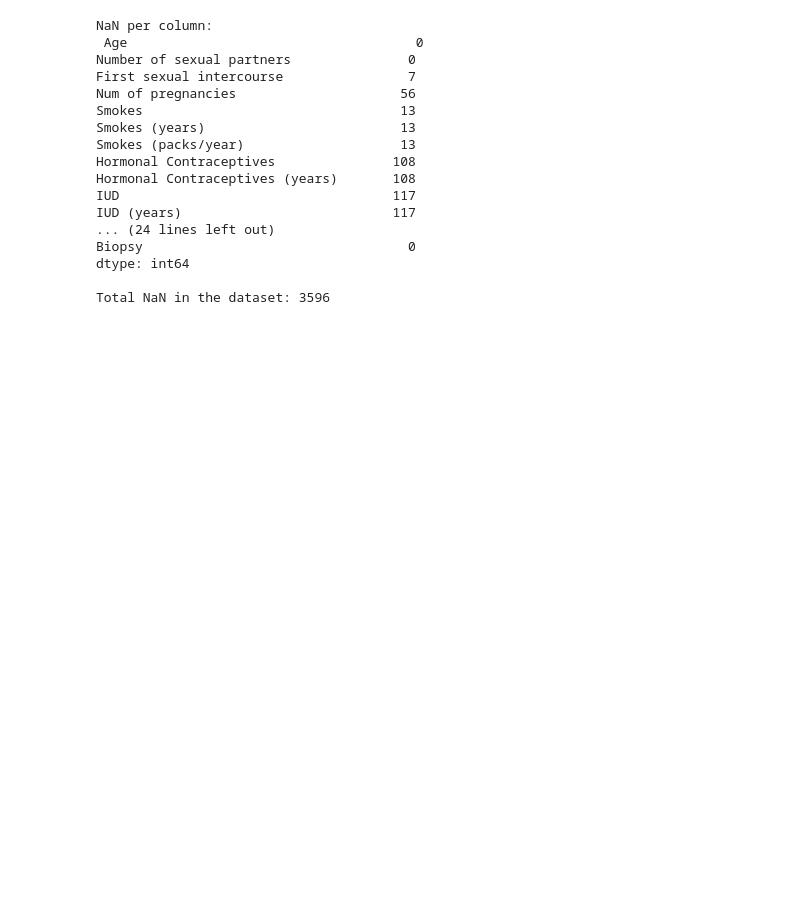
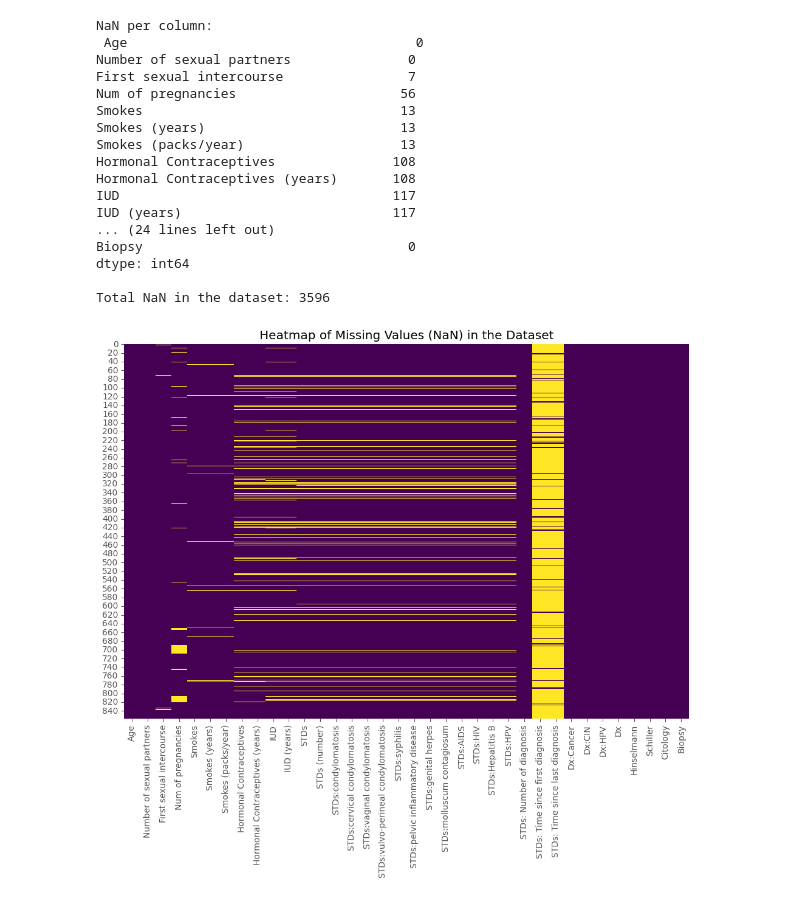
Before and after one commit to bl33h/cervicalCancerRiskFactors, a Jupyter notebook: src/cervicalCancerRiskFactors.ipynb, the cells around one changed output. Saved outputs shown, nothing was run; the diff lists cells and outputs as text; code cells hidden in the pictures; blank space fills up the shorter version.

Commit message:
missing values heatmap

```diff
--- a/src/cervicalCancerRiskFactors.ipynb
+++ b/src/cervicalCancerRiskFactors.ipynb
@@ -317,3 +317,12 @@ Biopsy                                  0
 dtype: int64
 
 Total NaN in the dataset: 3596
+# %%
+boolDf = df.isna()
+
+plt.figure(figsize=(12, 8))
+sns.heatmap(boolDf, cbar=False, cmap='viridis')
+plt.title('Heatmap of Missing Values (NaN) in the Dataset')
+plt.show()
+# %% [output]
+[figure, added]
```
